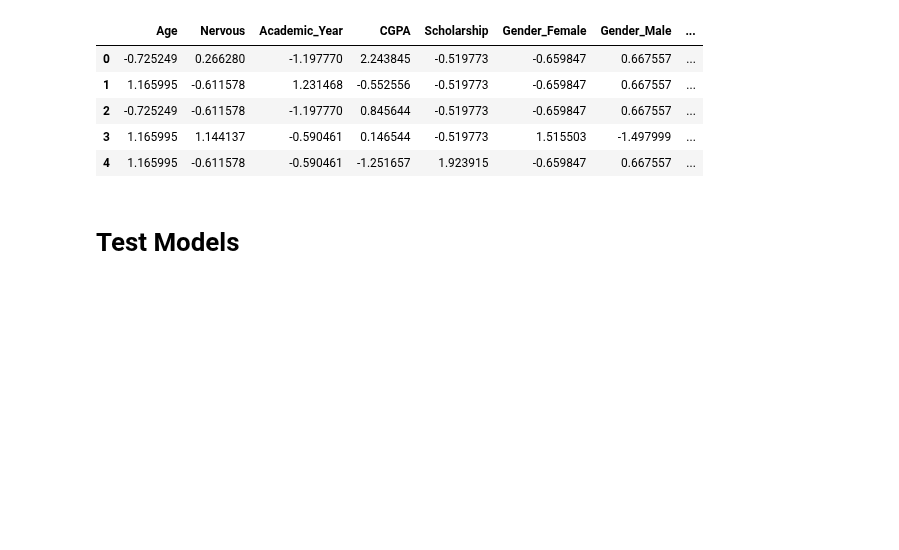
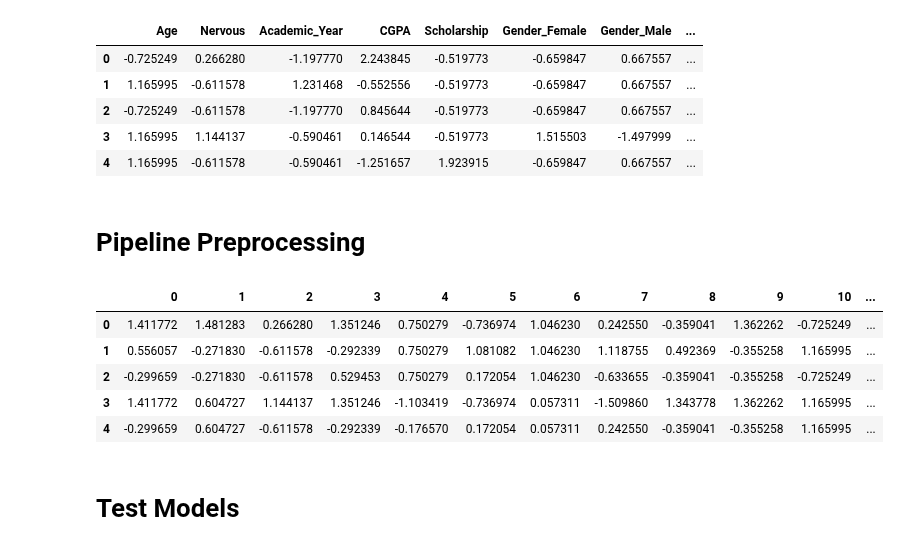
Before and after one commit to salmanafzali/Student-Stress-Level-, a Jupyter notebook: stress.ipynb, the cells around one changed output. Drawn from its saved outputs; the diff is of its cells as text; code cells hidden in the pictures; blank space fills up the shorter version.

Commit message:
preprocess with pipeline

```diff
--- a/stress.ipynb
+++ b/stress.ipynb
@@ -319,6 +320,83 @@ final_df.head()
 | 2 | -0.725249 | -0.611578 | -1.197770 | 0.845644 | -0.519773 | -0.659847 | 0.667557 | ... |
 | 3 | 1.165995 | 1.144137 | -0.590461 | 0.146544 | -0.519773 | 1.515503 | -1.497999 | ... |
 | 4 | 1.165995 | -0.611578 | -0.590461 | -1.251657 | 1.923915 | -0.659847 | 0.667557 | ... |
+# %% [markdown]
+# Pipeline Preprocessing
+# %%
+# select attributes for process
+class AttributeSelector(BaseEstimator, TransformerMixin):
+    def __init__(self, Attributes):
+        self.attr = Attributes
+
+    def fit(self, df):
+        return self
+
+    def transform(self, df):
+        return df[self.attr].values
+
+
+# transform dataset label
+def y_transform(df):
+    trans_list = []
+
+    for i in df["Stress_Label"]:
+        if i == "Low Stress":
+            trans_list.append(0)
+
+        elif i == "Moderate Stress":
+            trans_list.append(1)
+
+        elif i == "High Perceived Stress":
+            trans_list.append(2)
+
+    return trans_list
+
+
+df = train.copy()
+df_y = y_transform(df)
+df = df.drop(["University", "Department", "Stress_Label", "Stress_Value"], axis=1)
+
+num_cat = df.drop(["Age", "Gender", "Academic_Year", "CGPA", "Scholarship"], axis=1).columns
+obj_cat1 = ["Age", "Academic_Year", "CGPA", "Scholarship"]                      # ordinal encode feature
+obj_cat2 = ["Gender"]                                                           # onehot encode feature
+
+# number process
+number_pipeline = Pipeline([
+    ("attribute_selector", AttributeSelector(Attributes=num_cat)),
+    ("standard_scaler", StandardScaler())
+])
+
+# ordinal encode process
+obj1_pipeline = Pipeline([
+    ("attribute_selector", AttributeSelector(Attributes=obj_cat1)),
+    ("ordinal_encode", OrdinalEncoder(handle_unknown='error')),
+    ("standard_scaler", StandardScaler())
+])
+
+# onehot encode process
+obj2_pipeline = Pipeline([
+    ("attribute_selector", AttributeSelector(Attributes=obj_cat2)),
+    ("ordinal_encode", OneHotEncoder(handle_unknown="ignore", sparse_output=False)),
+    ("standard_scaler", StandardScaler())
+])
+
+# final process
+final_pipeline = FeatureUnion(transformer_list=[
+    ("number_process", number_pipeline),
+    ("object_process1", obj1_pipeline),
+    ("object_process2", obj2_pipeline)
+])
+
+df_preprared_tmp = final_pipeline.fit_transform(df)
+df_preprared = pd.DataFrame(df_preprared_tmp)
+df_preprared.head()
+# %% [output]
+|  | 0 | 1 | 2 | 3 | 4 | 5 | 6 | 7 | 8 | 9 | 10 | ... |
+| 0 | 1.411772 | 1.481283 | 0.266280 | 1.351246 | 0.750279 | -0.736974 | 1.046230 | 0.242550 | -0.359041 | 1.362262 | -0.725249 | ... |
+| 1 | 0.556057 | -0.271830 | -0.611578 | -0.292339 | 0.750279 | 1.081082 | 1.046230 | 1.118755 | 0.492369 | -0.355258 | 1.165995 | ... |
+| 2 | -0.299659 | -0.271830 | -0.611578 | 0.529453 | 0.750279 | 0.172054 | 1.046230 | -0.633655 | -0.359041 | -0.355258 | -0.725249 | ... |
+| 3 | 1.411772 | 0.604727 | 1.144137 | 1.351246 | -1.103419 | -0.736974 | 0.057311 | -1.509860 | 1.343778 | 1.362262 | 1.165995 | ... |
+| 4 | -0.299659 | 0.604727 | -0.611578 | -0.292339 | -0.176570 | 0.172054 | 0.057311 | 0.242550 | -0.359041 | -0.355258 | 1.165995 | ... |
 # %% [markdown]
 # Test Models
 # %%
```
Also changed, not shown: parts of 1 cell of this notebook.
